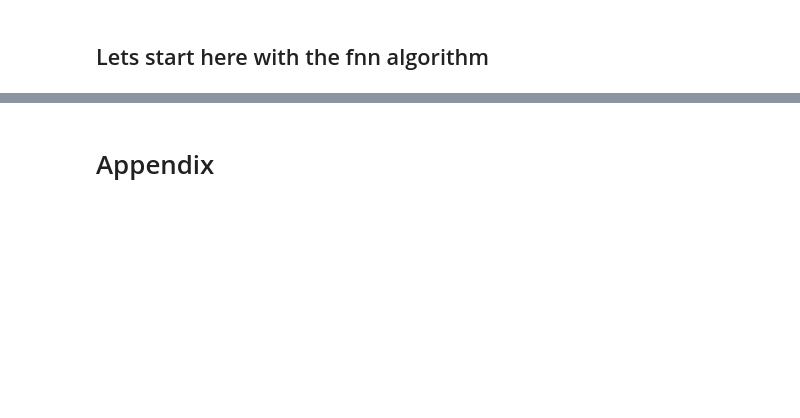
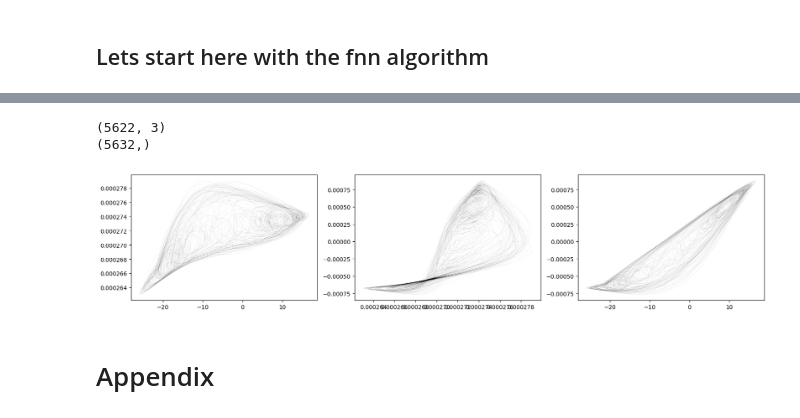
Before and after one commit to annikastiehl/shrec, a Jupyter notebook: demos.ipynb, the cells around one changed output, grey strips where cells are left out. Cells and saved outputs as stored; diff of their text form; code cells hidden in the pictures; blank space fills up the shorter version.

```diff
--- a/demos.ipynb
+++ b/demos.ipynb
@@ -297,3 +365,21 @@ Text(0.5, 1.0, 'Power Spectral Density Comparison')
+# %%
+print(coords.shape)
+print(data.shape)
+# %% [output]
+(5622, 3)
+(5632,)
+# %%
+# TODO: Include Seizure onset to the plot
+
+with plt.rc_context({'lines.linewidth': .03,
+                     'axes.prop_cycle': plt.cycler(color=["k"])}):
+    fig, ax = plt.subplots(nrows=1, ncols=3, figsize=(20,4))
+    ax[0].plot(coords[:, 0], coords[:, 1])
+    ax[1].plot(coords[:, 1], coords[:, 2])
+    ax[2].plot(coords[:, 0], coords[:, 2])
+    plt.show()
+# %% [output]
+[figure, added]
 # %% [markdown]
 # Appendix
 # %%
```
Also changed, not shown: parts of 10 cells of this notebook.
